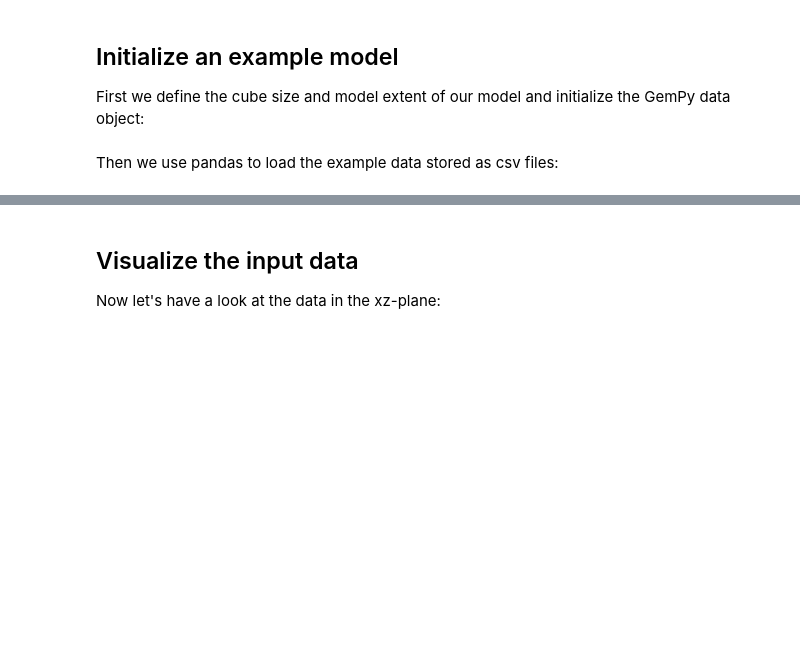
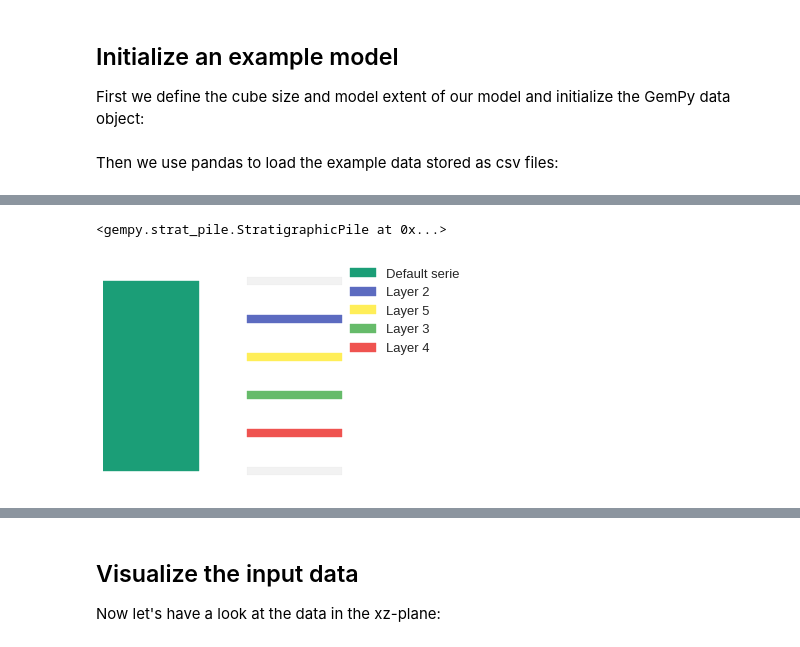
Before and after one commit to gempy-project/gempy, a Jupyter notebook: Tutorial/ch4_MCFS_and_BayInf.ipynb, the cells around one changed output, grey strips where cells are left out. Drawn from its saved outputs; the diff is of its cells as text; code cells hidden in the pictures; blank space fills up the shorter version.

```diff
--- a/Tutorial/ch4_MCFS_and_BayInf.ipynb
+++ b/Tutorial/ch4_MCFS_and_BayInf.ipynb
@@ -52,6 +52,11 @@ geo_data.interfaces.head()
 | 2 | 2250 | 0.0 | 1500 | 0.0 | 1298 | 0.0 | ${\bf{x}}_{\alpha \,{\bf{1}},2}$ | Layer 2 | 1 | ... |
 | 3 | 2750 | 0.0 | 500 | 0.0 | 995 | 0.0 | ${\bf{x}}_{\alpha \,{\bf{1}},3}$ | Layer 2 | 1 | ... |
 | 4 | 500 | 0.0 | 2500 | 0.0 | 1149 | 0.0 | ${\bf{x}}_{\alpha \,{\bf{1}},4}$ | Layer 2 | 1 | ... |
+# %%
+gp.get_stratigraphic_pile(geo_data)
+# %% [output]
+<gempy.strat_pile.StratigraphicPile at 0x...>
+[figure, added]
 # %%
 # and at all of the foliation data
 geo_data.foliations
```
Also changed, not shown: parts of 4 cells of this notebook, 2 other files.
